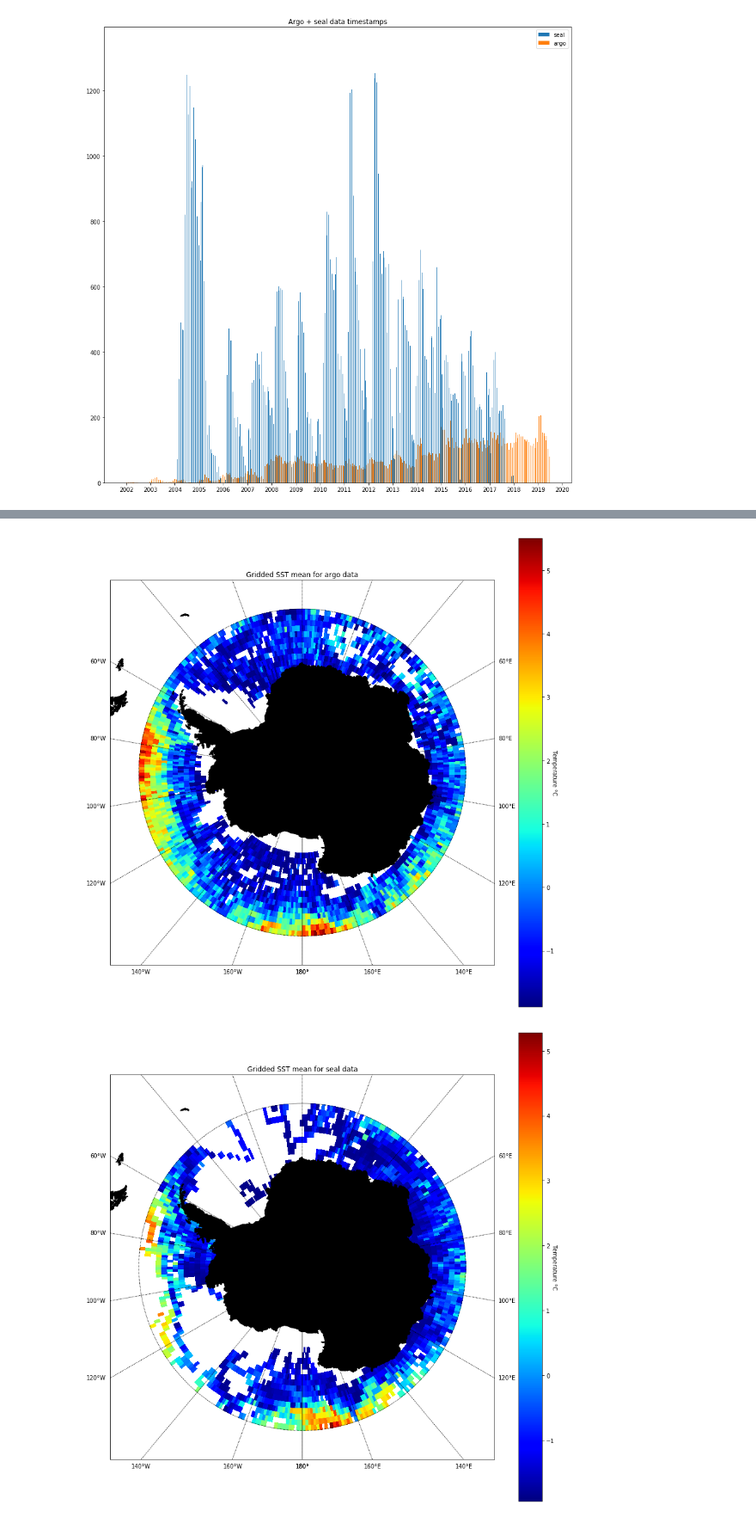
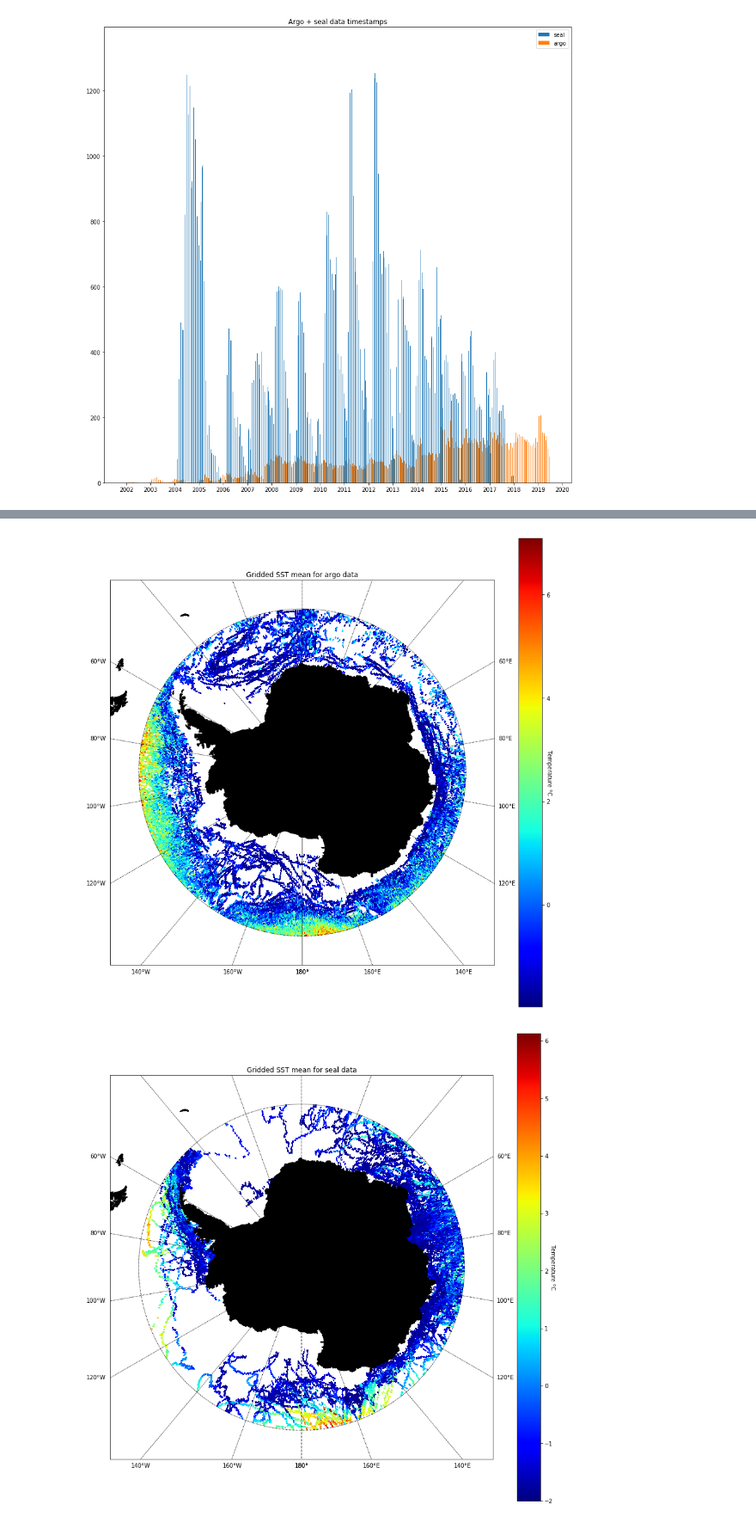
Before and after one commit to UoA-eResearch/argo, a Jupyter notebook: plot.ipynb, the cells around one changed output, grey strips where cells are left out. Shown at 86% size. Drawn from its saved outputs; the diff is of its cells as text; code cells hidden in the pictures.

```diff
--- a/plot.ipynb
+++ b/plot.ipynb
@@ -129,8 +130,8 @@ plot_time((seal_dts, argo_dts), "Argo + seal data timestamps", ["seal", "argo"])
 # %% [output]
 [figure]
 # %%
-def load_netcdf_grid(path = "Argo_South_60"):
-    grid = np.full(shape=[15, 360], fill_value=np.nan)
+def load_netcdf_grid(path = "Argo_South_60", resolution = 1):
+    grid = np.full(shape=[15 * resolution, 360 * resolution], fill_value=np.nan)
     files = glob.glob("data/{}/**/*.nc".format(path), recursive=True)
     print(len(files))
 
@@ -139,10 +140,10 @@ def load_netcdf_grid(path = "Argo_South_60"):
         lat = d.variables["LATITUDE"][:]
         mask = (lat < -60) & (lat > -74.5)
         if any(mask):
-            lat = np.round(np.abs(lat[mask]) - 60).astype(int)
+            lat = np.round((np.abs(lat[mask]) - 60) * resolution).astype(int)
             lon = d.variables["LONGITUDE"][mask]
-            lon = np.round(lon + 180).astype(int)
-            lon[lon == 360] = 0
+            lon = np.round((lon + 180) * resolution).astype(int)
+            lon[lon == 360 * resolution] = 0
             #pres = np.round(d.variables["PRES_ADJUSTED"][mask] / 10).astype(int)
             temp = d.variables["TEMP_ADJUSTED"][mask, 0]
             for x in np.unique(lon):
@@ -153,7 +154,7 @@ def load_netcdf_grid(path = "Argo_South_60"):
                         grid[y, x] = np.nanmean((grid[y, x], mean_for_pt))
     return grid
 
-def plot_grid(grid, title="Gridded SST mean for argo data", cbtitle="Temperature °C"):
+def plot_grid(grid, resolution = 1, title="Gridded SST mean for argo data", cbtitle="Temperature °C"):
     fig = plt.figure(figsize=(15,15))
     m = Basemap(projection='spstere',boundinglat=-55,lon_0=180,resolution='l')
     m.drawcoastlines()
@@ -164,8 +165,8 @@ def plot_grid(grid, title="Gridded SST mean for argo data", cbtitle="Temperature
     #m.drawmapboundary(fill_color='aqua')
     plt.title(title)
 
-    x = np.arange(-180, 181, 1)
-    y = np.arange(-60, -76, -1)
+    x = np.arange(-180, 180, 1/resolution)
+    y = np.arange(-60, -75, 1/-resolution)
     x, y = np.meshgrid(x, y)
     x, y = m(x, y)
 
@@ -174,8 +175,9 @@ def plot_grid(grid, title="Gridded SST mean for argo data", cbtitle="Temperature
     cb.set_label(cbtitle, rotation=270)
     plt.show()
 # %%
-argo_grid = load_netcdf_grid()
-seal_grid = load_netcdf_grid("seal")
+resolution = 4
+argo_grid = load_netcdf_grid(resolution = resolution)
+seal_grid = load_netcdf_grid("seal", resolution = resolution)
 # %% [output]
 1350
 [interactive output not drawn]
@@ -184,9 +186,9 @@ seal_grid = load_netcdf_grid("seal")
 # %%
 combined_grid = np.nanmean((argo_grid, seal_grid), axis=0)
 # %%
-plot_grid(argo_grid)
-plot_grid(seal_grid, "Gridded SST mean for seal data")
-plot_grid(combined_grid, "Gridded SST mean for argo+seal data")
+plot_grid(argo_grid, resolution = resolution)
+plot_grid(seal_grid, title = "Gridded SST mean for seal data", resolution = resolution)
+plot_grid(combined_grid, title = "Gridded SST mean for argo+seal data", resolution = resolution)
 # %% [output]
-[figure, old version]
+[figure, new version]
-[figure, old version]
+[figure, new version]
```
Also changed, not shown: parts of 4 cells of this notebook, 1 other file.
